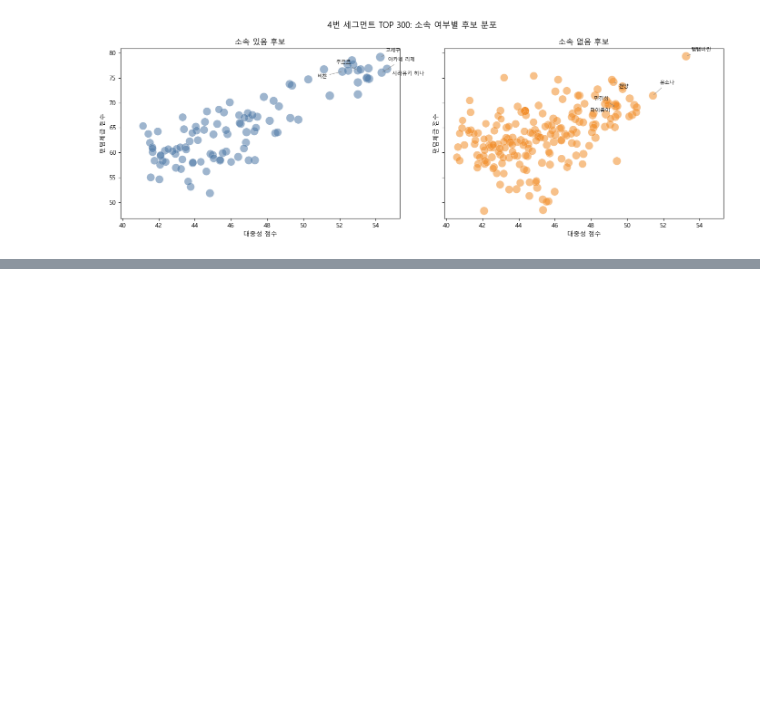
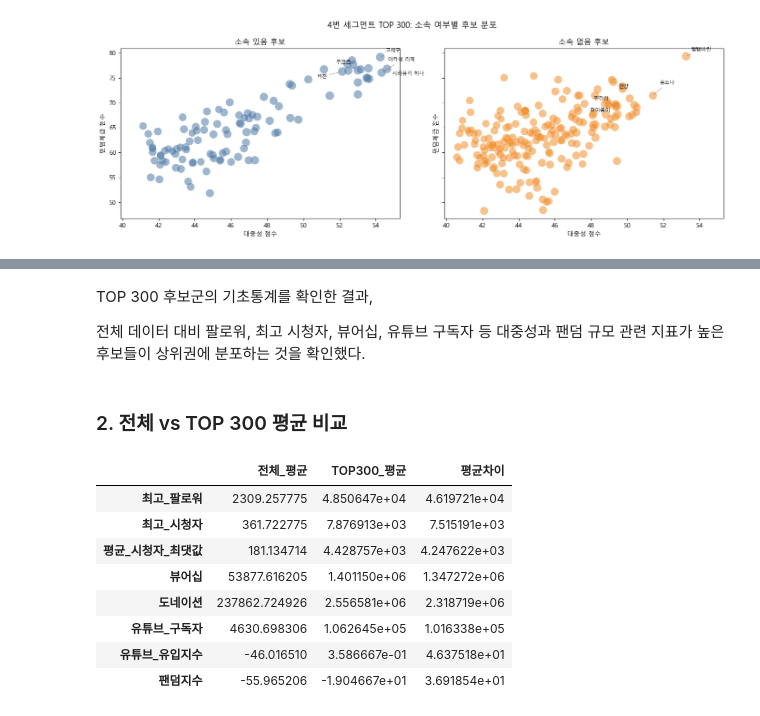
Before and after one commit to LeeSeungBok404/sparta17_data11_final_project, a Jupyter notebook: notebooks/KSI/03.세그먼트/01.1단계_세그먼트_4번_최종버전.ipynb, the cells around one changed output, grey strips where cells are left out. Drawn from its saved outputs; the diff is of its cells as text; code cells hidden in the pictures; blank space fills up the shorter version.

```diff
--- a/notebooks/KSI/03.세그먼트/01.1단계_세그먼트_4번_최종버전.ipynb
+++ b/notebooks/KSI/03.세그먼트/01.1단계_세그먼트_4번_최종버전.ipynb
@@ -819,0 +859,35 @@ plt.show()
+# %% [markdown]
+TOP 300 후보군의 기초통계를 확인한 결과,
+
+전체 데이터 대비 팔로워, 최고 시청자, 뷰어십, 유튜브 구독자 등 대중성과 팬덤 규모 관련 지표가 높은 후보들이 상위권에 분포하는 것을 확인했다.
+# %% [markdown]
+### 2. 전체 vs TOP 300 평균 비교
+# %%
+compare_cols = [
+    "최고_팔로워",
+    "최고_시청자",
+    "평균_시청자_최댓값",
+    "뷰어십",
+    "도네이션",
+    "유튜브_구독자",
+    "유튜브_유입지수",
+    "팬덤지수"
+]
+
+compare_stat = pd.DataFrame({
+    "전체_평균": seg4_df[compare_cols].mean(),
+    "TOP300_평균": top_df[compare_cols].mean(),
+    "평균차이": top_df[compare_cols].mean() - seg4_df[compare_cols].mean()
+})
+
+compare_stat
+# %% [output]
+|  | 전체_평균 | TOP300_평균 | 평균차이 |
+| 최고_팔로워 | 2309.257775 | 4.850647e+04 | 4.619721e+04 |
+| 최고_시청자 | 361.722775 | 7.876913e+03 | 7.515191e+03 |
+| 평균_시청자_최댓값 | 181.134714 | 4.428757e+03 | 4.247622e+03 |
+| 뷰어십 | 53877.616205 | 1.401150e+06 | 1.347272e+06 |
+| 도네이션 | 237862.724926 | 2.556581e+06 | 2.318719e+06 |
+| 유튜브_구독자 | 4630.698306 | 1.062645e+05 | 1.016338e+05 |
+| 유튜브_유입지수 | -46.016510 | 3.586667e-01 | 4.637518e+01 |
+| 팬덤지수 | -55.965206 | -1.904667e+01 | 3.691854e+01 |
```
Also changed, not shown: parts of 13 cells of this notebook.
